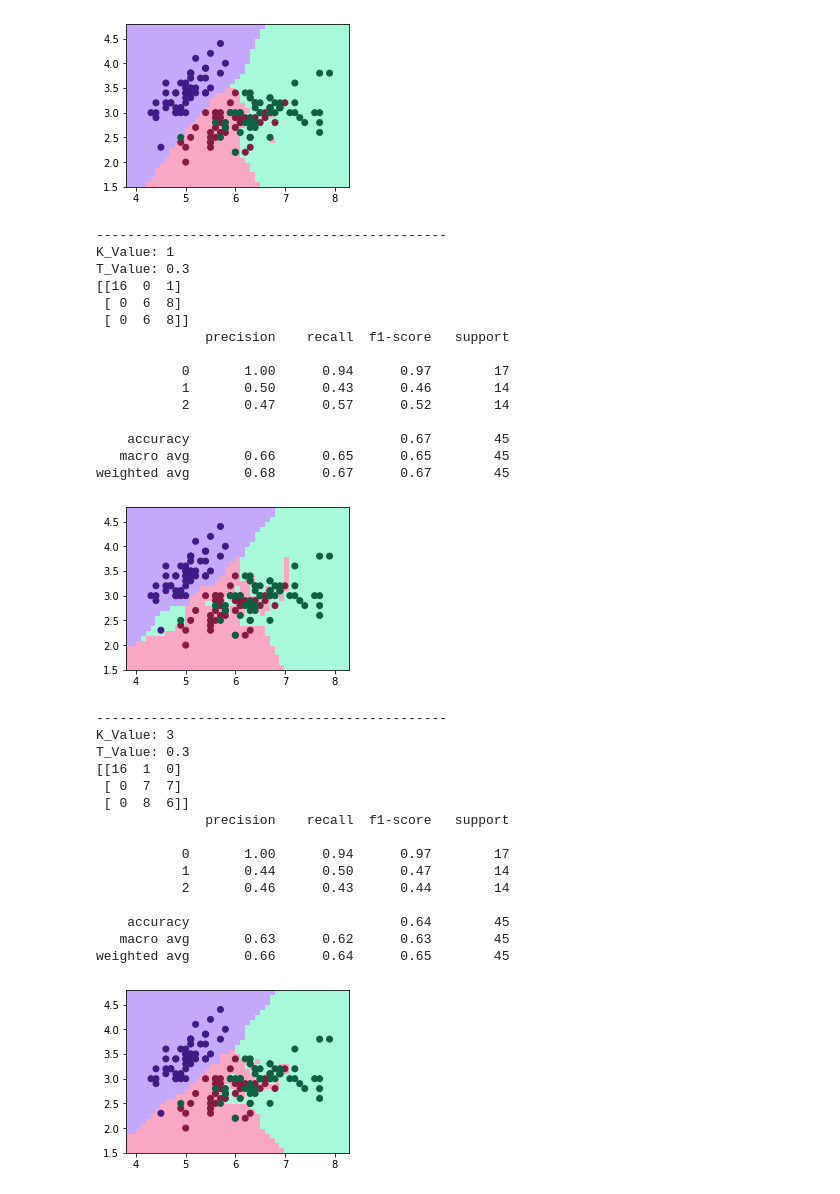
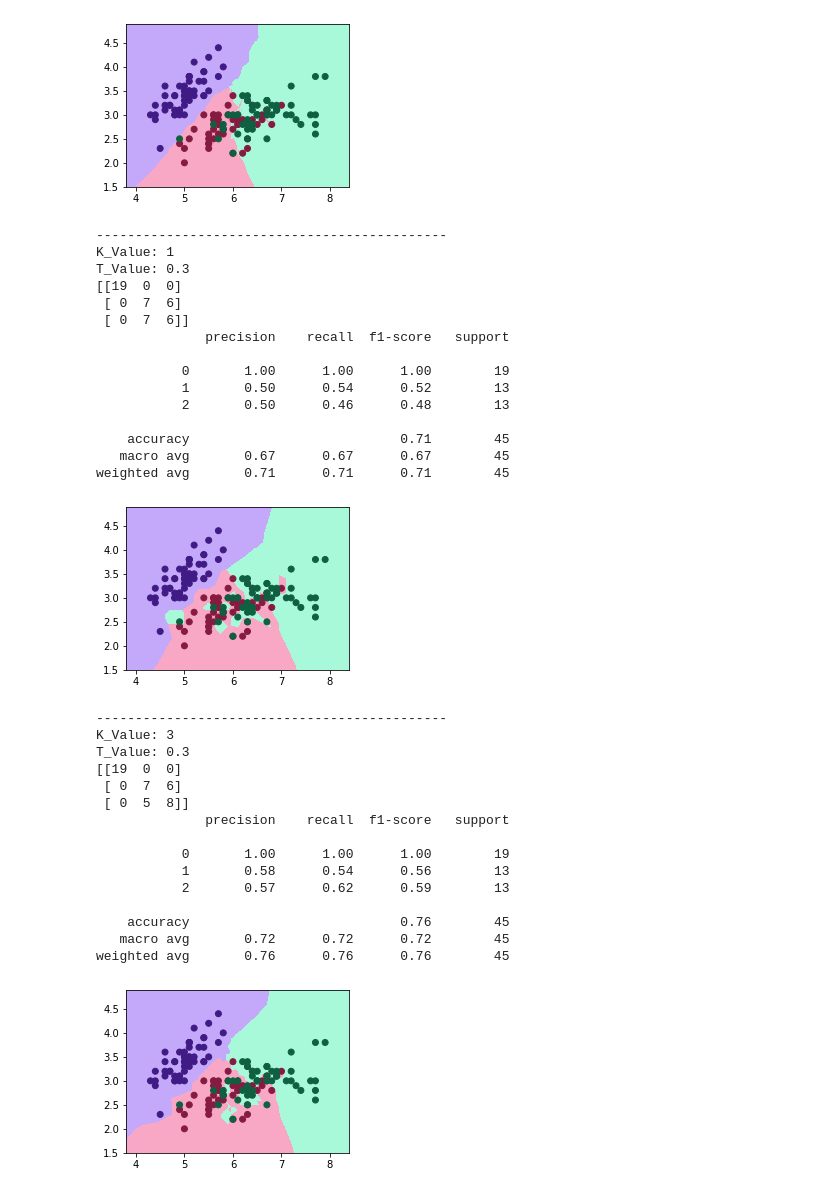
Before and after one commit to Plagistus/PythonAufgabe02, a Jupyter notebook: ML_02.ipynb, the cells around one changed output. Cells and saved outputs as stored; diff of their text form; code cells hidden in the pictures.

```diff
--- a/ML_02.ipynb
+++ b/ML_02.ipynb
@@ -27,13 +29,15 @@ h= .02
 # %%
+#arrays for test and k value
 test_range = [0.10, 0.30]
 k_range = [1,3,15]
 
-cmap_bold = ListedColormap(['#C4A8F9', '#F8A8C4','#A8F8DA'])
-cmap_light = ListedColormap(['#401B85', '#851B40','#0E6041'])
+cm_b = ListedColormap(['#C4A8F9', '#F8A8C4','#A8F8DA'])
+cm_l = ListedColormap(['#401B85', '#851B40','#0E6041'])
+
 
 for t in test_range:
   X_train, X_test, y_train, y_test = train_test_split(
-    X, y, test_size=t, random_state = 3)
+    X, y, test_size=t, random_state = 42)
 
   for k in k_range:
     knn = KNeighborsClassifier(n_neighbors=k)
@@ -49,17 +53,20 @@ for t in test_range:
     xx, yy = np.meshgrid(np.arange(x_min, x_max, h), np.arange(y_min, y_max, h))
     Z = knn.predict(np.c_[xx.ravel(), yy.ravel()])
 
+
     # Put the result into a color plot
     Z = Z.reshape(xx.shape)
     pl.figure(1, figsize=(4, 3))
     pl.set_cmap(pl.cm.Paired)
-    pl.pcolormesh(xx, yy, Z, cmap=cmap_bold)
+    pl.pcolormesh(xx, yy, Z, cm=cm_b)
+
 
     # Plot also the training points
-    pl.scatter(X[:,0], X[:,1],c=y , cmap=cmap_light)
+    pl.scatter(X[:,0], X[:,1],c=y , cm=cm_l)
     pl.xlim(xx.min(), xx.max())
     pl.ylim(yy.min(), yy.max())
 
+
     pl.show()
     print("---------------------------------------------")
 # %% [output]
@@ -112,36 +119,36 @@ weighted avg       0.95      0.93      0.93        15
-[figure, old version]
+[figure, new version]
 ---------------------------------------------
 K_Value: 1
 T_Value: 0.3
-[[16  0  1]
- [ 0  6  8]
- [ 0  6  8]]
+[[19  0  0]
+ [ 0  7  6]
+ [ 0  7  6]]
               precision    recall  f1-score   support
 
-           0       1.00      0.94      0.97        17
-           1       0.50      0.43      0.46        14
-           2       0.47      0.57      0.52        14
+           0       1.00      1.00      1.00        19
+           1       0.50      0.54      0.52        13
+           2       0.50      0.46      0.48        13
 
-    accuracy                           0.67        45
-   macro avg       0.66      0.65      0.65        45
-weighted avg       0.68      0.67      0.67        45
+    accuracy                           0.71        45
+   macro avg       0.67      0.67      0.67        45
+weighted avg       0.71      0.71      0.71        45
-[figure, old version]
+[figure, new version]
 ---------------------------------------------
 K_Value: 3
 T_Value: 0.3
-[[16  1  0]
- [ 0  7  7]
- [ 0  8  6]]
+[[19  0  0]
+ [ 0  7  6]
+ [ 0  5  8]]
               precision    recall  f1-score   support
 
-           0       1.00      0.94      0.97        17
-           1       0.44      0.50      0.47        14
-           2       0.46      0.43      0.44        14
+           0       1.00      1.00      1.00        19
+           1       0.58      0.54      0.56        13
+           2       0.57      0.62      0.59        13
 
-    accuracy                           0.64        45
-   macro avg       0.63      0.62      0.63        45
-weighted avg       0.66      0.64      0.65        45
+    accuracy                           0.76        45
+   macro avg       0.72      0.72      0.72        45
+weighted avg       0.76      0.76      0.76        45
-[figure, old version]
+[figure, new version]
 ---------------------------------------------
 K_Value: 15
 T_Value: 0.3
```
Also changed, not shown: parts of 9 cells of this notebook.
